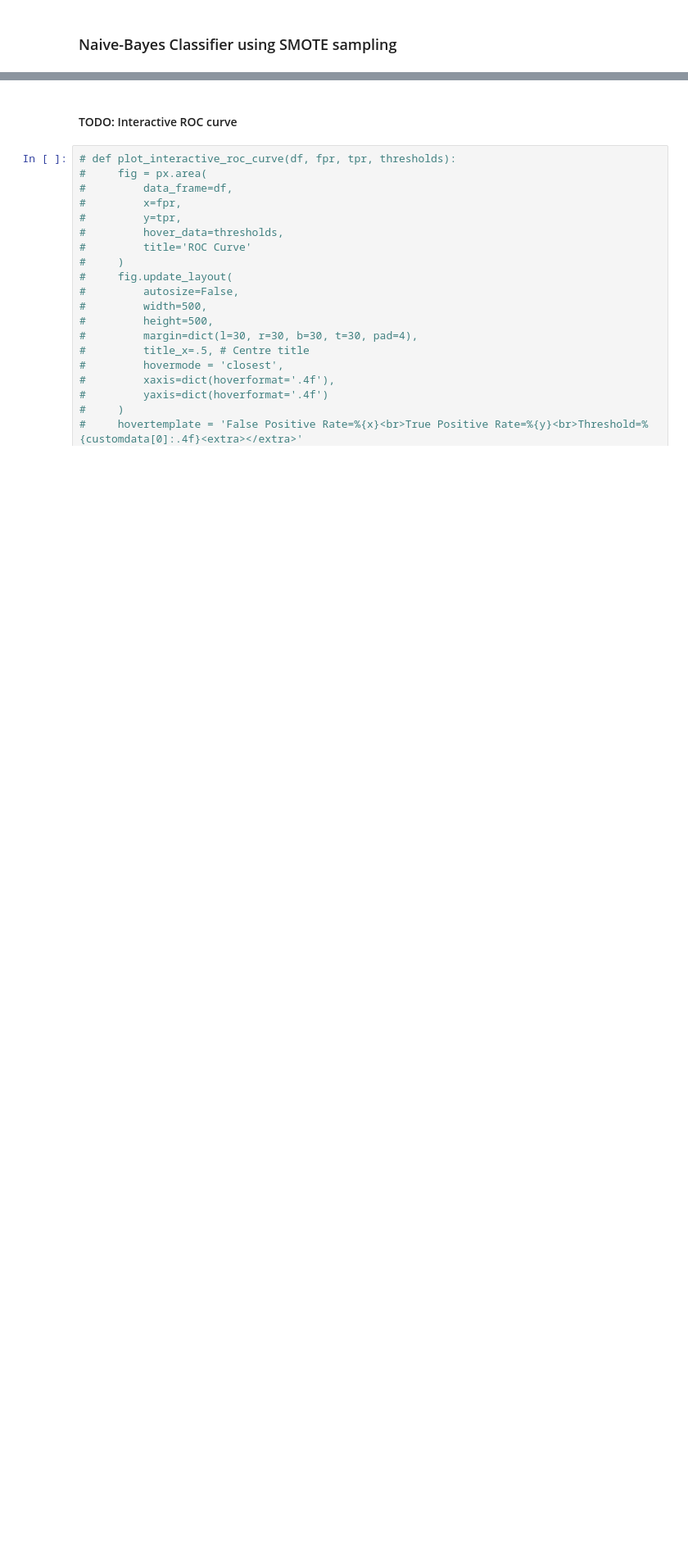
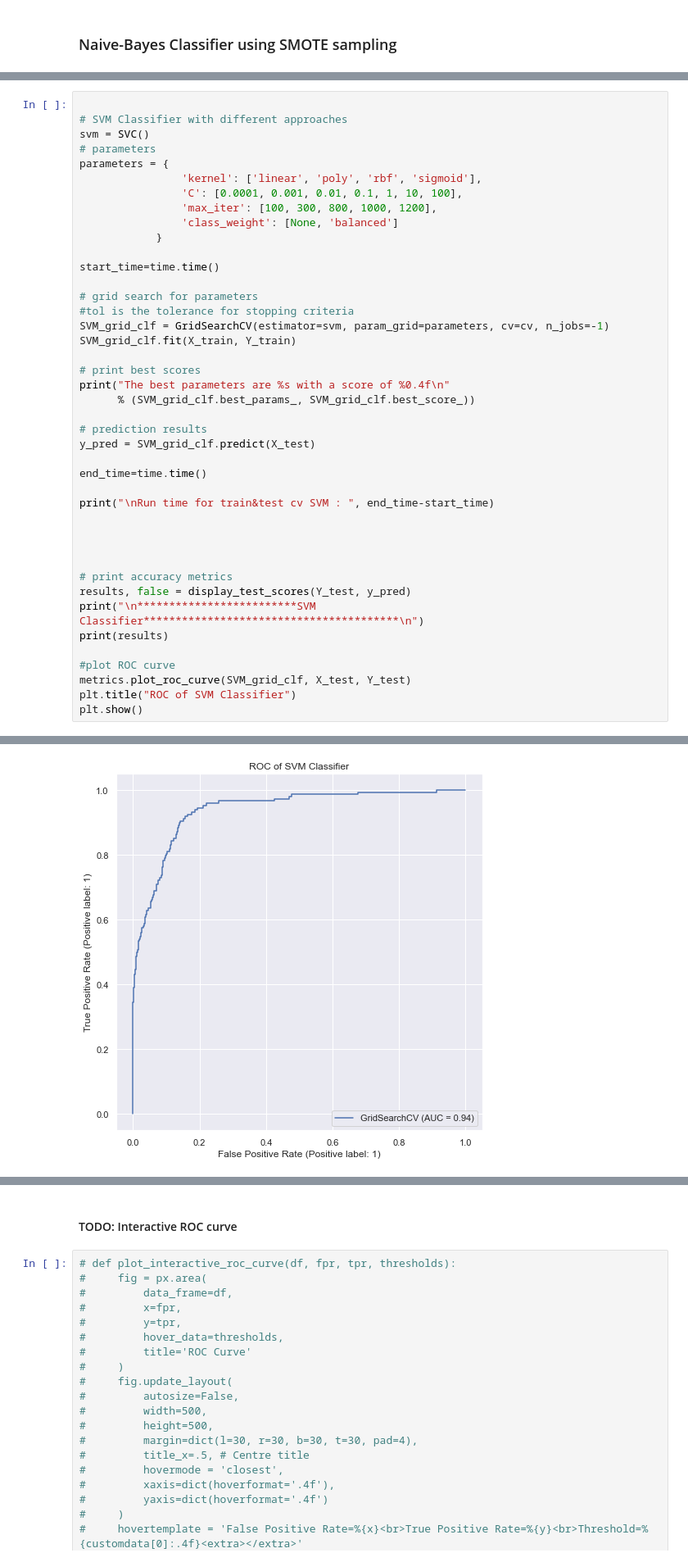
Before and after one commit to rohit-chandra/Customer_Churn_Analysis, a Jupyter notebook: Model/Model_building_with_clean_data.ipynb, the cells around one changed output, grey strips where cells are left out. Shown at 82% size. Saved outputs shown, nothing was run; the diff lists cells and outputs as text; blank space fills up the shorter version.

Commit message:
Built SVM Classifier on both imbalanced data(raw data) as well as balanced data(SMOTE imputed data) and compared the results

```diff
--- a/Model/Model_building_with_clean_data.ipynb
+++ b/Model/Model_building_with_clean_data.ipynb
@@ -530,0 +528,43 @@ weighted avg       0.83      0.83      0.83      1593
+# %%
+
+# SVM Classifier with different approaches
+svm = SVC()
+# parameters
+parameters = {
+                'kernel': ['linear', 'poly', 'rbf', 'sigmoid'],
+                'C': [0.0001, 0.001, 0.01, 0.1, 1, 10, 100],
+                'max_iter': [100, 300, 800, 1000, 1200],
+                'class_weight': [None, 'balanced']
+            }
+
+start_time=time.time()
+
+# grid search for parameters
+#tol is the tolerance for stopping criteria
+SVM_grid_clf = GridSearchCV(estimator=svm, param_grid=parameters, cv=cv, n_jobs=-1)
+SVM_grid_clf.fit(X_train, Y_train)
+
+# print best scores
+print("The best parameters are %s with a score of %0.4f\n"
+      % (SVM_grid_clf.best_params_, SVM_grid_clf.best_score_))
+
+# prediction results
+y_pred = SVM_grid_clf.predict(X_test)
+
+end_time=time.time()
+
+print("\nRun time for train&test cv SVM : ", end_time-start_time)
+
+
+
+
+# print accuracy metrics
+results, false = display_test_scores(Y_test, y_pred)
+print("\n*************************SVM Classifier****************************************\n")
+print(results)
+
+#plot ROC curve
+metrics.plot_roc_curve(SVM_grid_clf, X_test, Y_test)
+plt.title("ROC of SVM Classifier")
+plt.show()
+# %% [output]
@@ -530,0 +588 @@ weighted avg       0.83      0.83      0.83      1593
+[figure, added]
```
Also changed, not shown: parts of 14 cells of this notebook, 6 other files.
